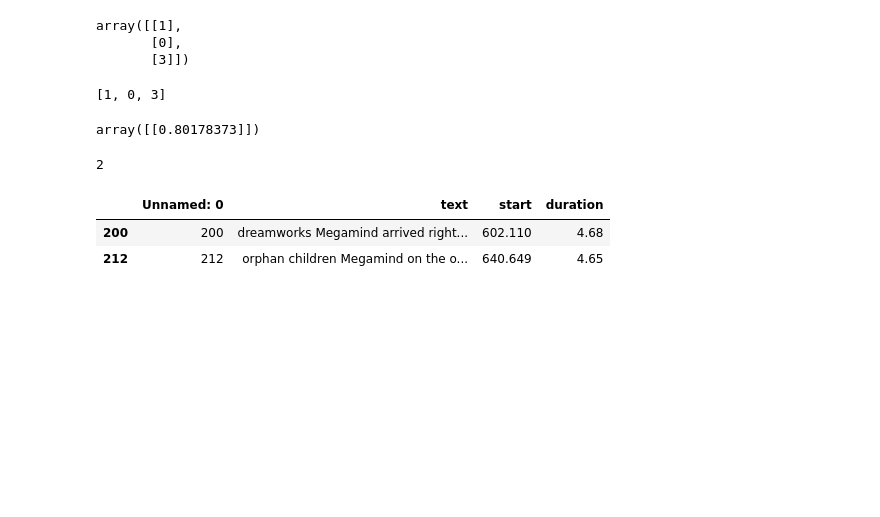
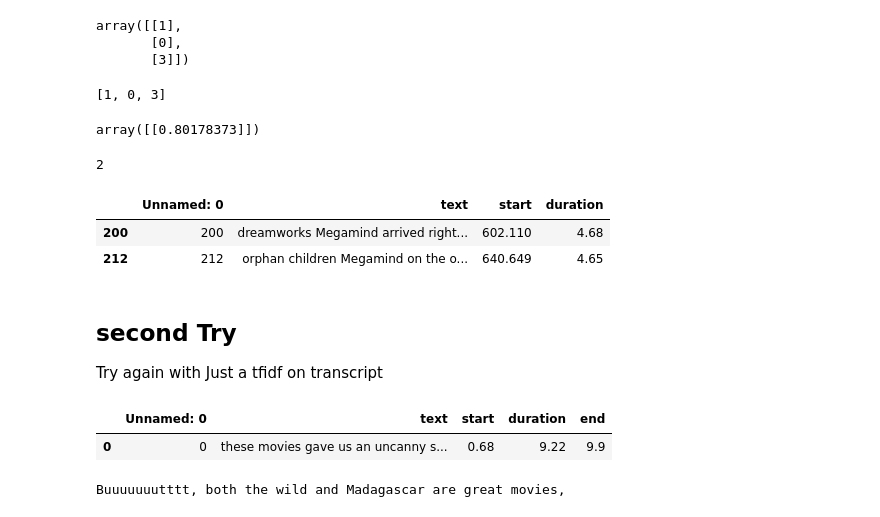
Before and after one commit to JesseKanter/YoutubeCommentFilter, a Jupyter notebook: Fidning_similiarity_test.ipynb, the cells around one changed output. Drawn from its saved outputs; the diff is of its cells as text; code cells hidden in the pictures; blank space fills up the shorter version.

```diff
--- a/Fidning_similiarity_test.ipynb
+++ b/Fidning_similiarity_test.ipynb
@@ -211,3 +230,11 @@ tran[tran.text.str.contains('Megamind')]
 |  | Unnamed: 0 | text | start | duration |
 | 200 | 200 | dreamworks Megamind arrived right... | 602.110 | 4.68 |
 | 212 | 212 | orphan children Megamind on the o... | 640.649 | 4.65 |
+# %% [markdown]
+## second Try
+Try again with Just a tfidf on transcript
+# %%
+tran.head(1)
+# %% [output]
+|  | Unnamed: 0 | text | start | duration | end |
+| 0 | 0 | these movies gave us an uncanny s... | 0.68 | 9.22 | 9.9 |
@@ -213,0 +295,4 @@ tran[tran.text.str.contains('Megamind')]
+# %%
+print(relevant_comments_df.Comment.iloc[0])
+# %% [output]
+Buuuuuuutttt, both the wild and Madagascar are great movies,
```
Also changed, not shown: parts of 13 cells of this notebook.
